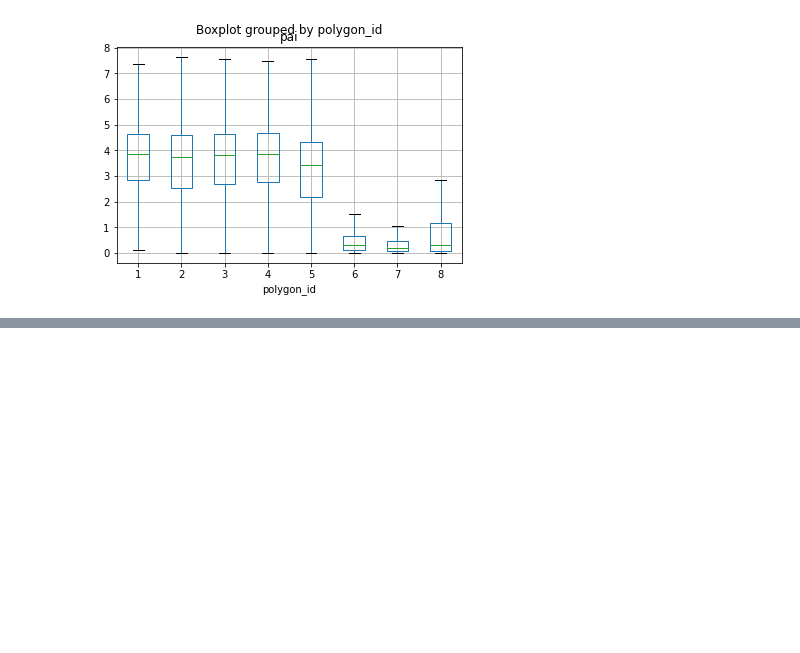
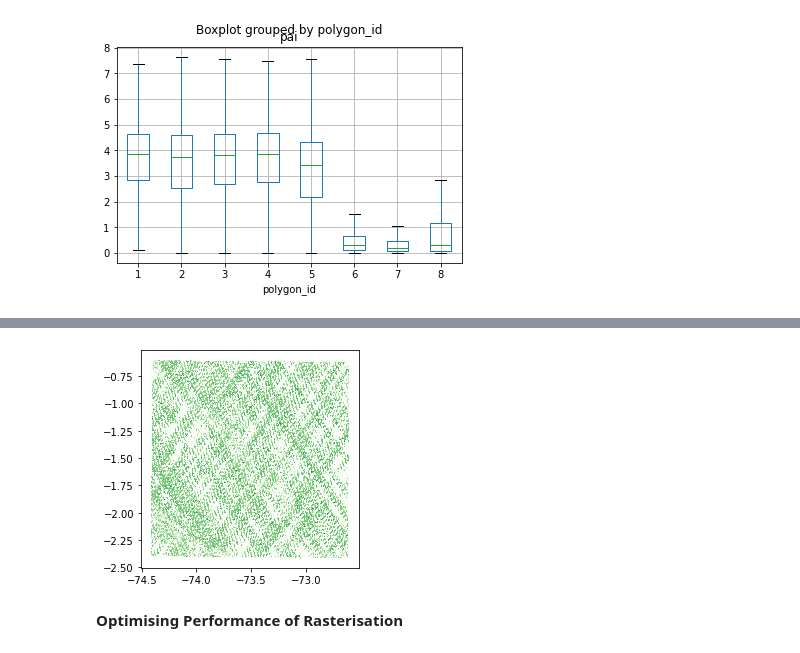
Before and after one commit to 4C-Guided-Team-Challenge/drought-with-gedi, a Jupyter notebook: notebooks/exploratory/EcosystemClustering.ipynb, the cells around one changed output, grey strips where cells are left out. Saved outputs shown, nothing was run; the diff lists cells and outputs as text; code cells hidden in the pictures; blank space fills up the shorter version.

```diff
--- a/notebooks/exploratory/EcosystemClustering.ipynb
+++ b/notebooks/exploratory/EcosystemClustering.ipynb
@@ -327,0 +347,2 @@ gedi_csv.boxplot(column="pai",by="polygon_id",showfliers=False)
+# %%
+grid_1000_p1 = rasterise_polygon(1000,gedi_csv,shape,1)
@@ -327,0 +369,13 @@ gedi_csv.boxplot(column="pai",by="polygon_id",showfliers=False)
+# %%
+cells = grid_cells(1000, shape, 1)
+# %%
+for y in range(1000):
+    for x in range(1000):
+        if len(grid_1000_p1[y][x]) != 0:
+            grid_1000_p1[y][x] = grid_1000_p1[y][x][grid_1000_p1[y][x]["pai"] > -9000]
+# %%
+plot_raster(1000, grid_1000_p1, cells, "pai", pd.DataFrame.mean)
+# %% [output]
+[figure, added]
+# %% [markdown]
+<b> Optimising Performance of Rasterisation </b>
```
Also changed, not shown: parts of 14 cells of this notebook, 1 other file.
